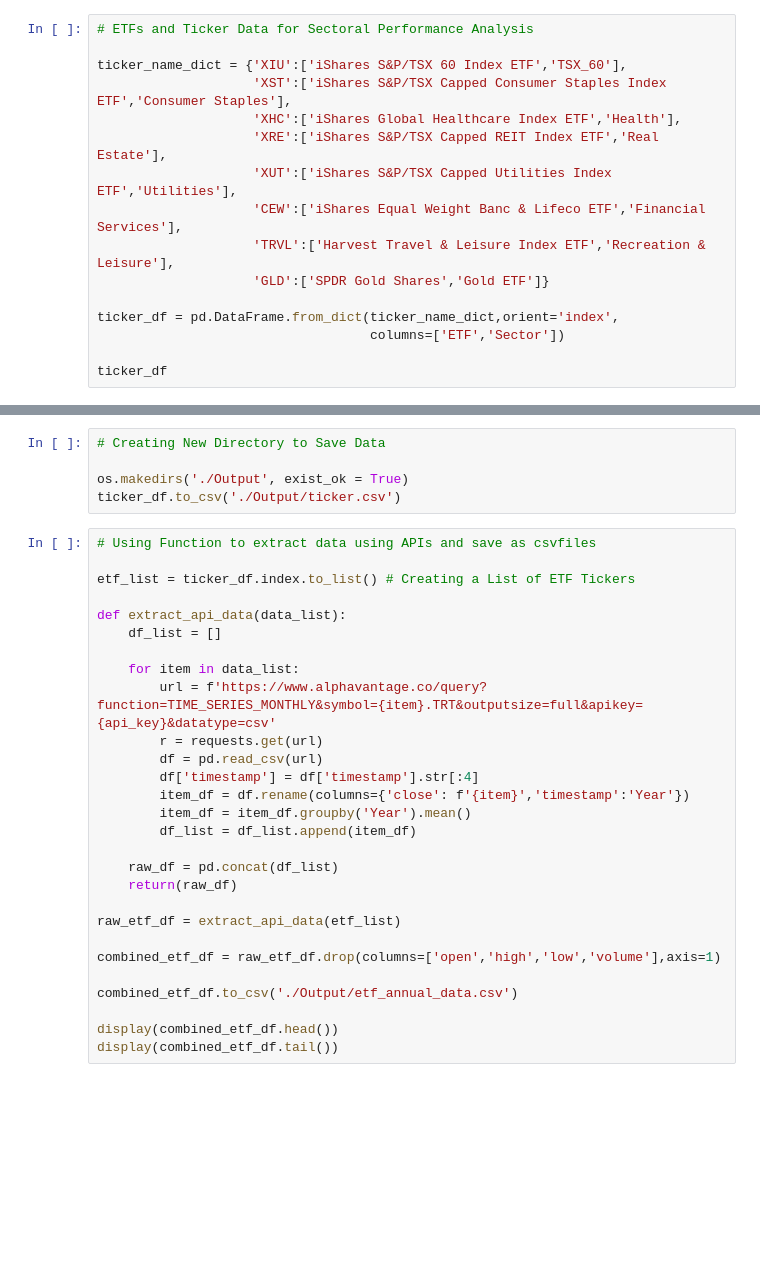
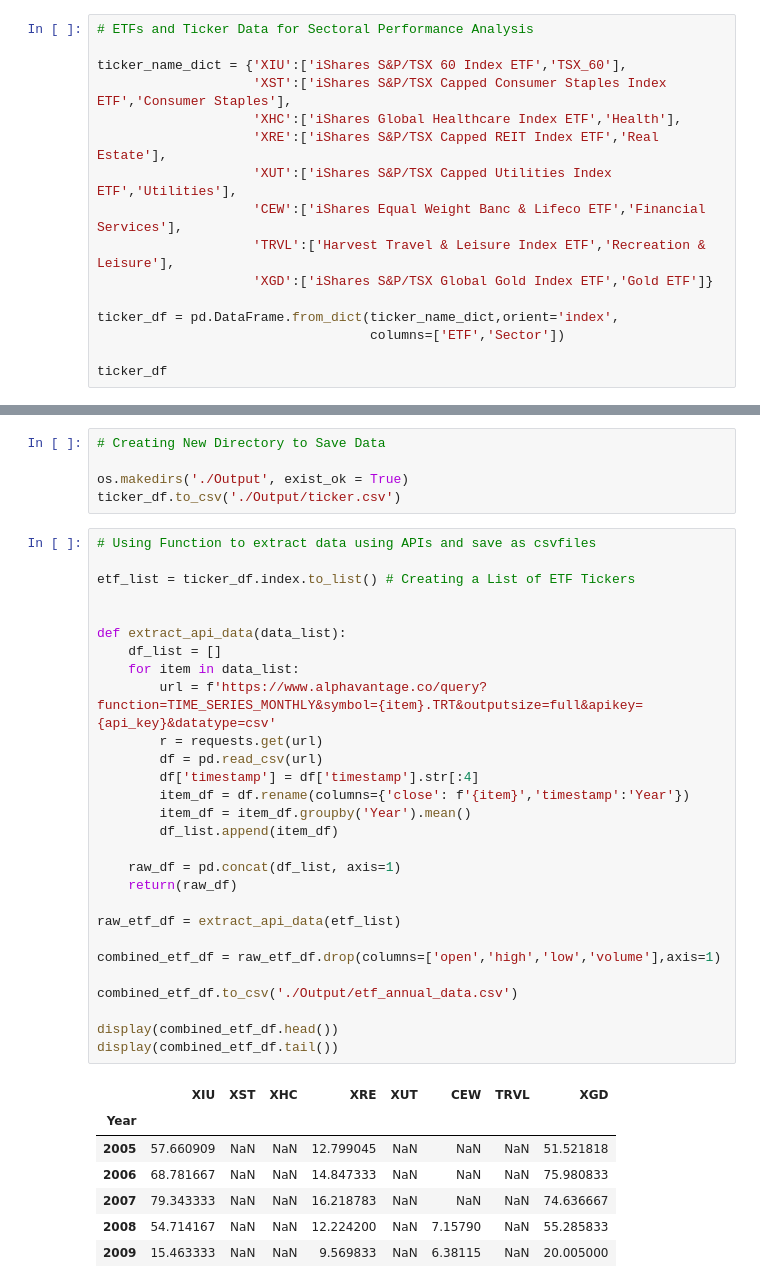
Before and after one commit to Sahib0096/Project-1-Group-3-, a Jupyter notebook: ETF_Analysis.ipynb, the cells around one changed output, grey strips where cells are left out. Saved outputs shown, nothing was run; the diff lists cells and outputs as text; blank space fills up the shorter version.

```diff
--- a/ETF_Analysis.ipynb
+++ b/ETF_Analysis.ipynb
@@ -25,7 +25,7 @@ ticker_name_dict = {'XIU':['iShares S&P/TSX 60 Index ETF','TSX_60'],
                     'XUT':['iShares S&P/TSX Capped Utilities Index ETF','Utilities'],
                     'CEW':['iShares Equal Weight Banc & Lifeco ETF','Financial Services'],
                     'TRVL':['Harvest Travel & Leisure Index ETF','Recreation & Leisure'],
-                    'GLD':['SPDR Gold Shares','Gold ETF']}
+                    'XGD':['iShares S&P/TSX Global Gold Index ETF','Gold ETF']}
 
 ticker_df = pd.DataFrame.from_dict(ticker_name_dict,orient='index',
                                    columns=['ETF','Sector'])
@@ -39,28 +49,36 @@ ticker_df.to_csv('./Output/ticker.csv')
 # %%
 # Using Function to extract data using APIs and save as csvfiles
 
 etf_list = ticker_df.index.to_list() # Creating a List of ETF Tickers
 
+
 def extract_api_data(data_list):
     df_list = []
-
     for item in data_list:
         url = f'https://www.alphavantage.co/query?function=TIME_SERIES_MONTHLY&symbol={item}.TRT&outputsize=full&apikey={api_key}&datatype=csv'
         r = requests.get(url)
         df = pd.read_csv(url)
         df['timestamp'] = df['timestamp'].str[:4]
         item_df = df.rename(columns={'close': f'{item}','timestamp':'Year'})
         item_df = item_df.groupby('Year').mean()
-        df_list = df_list.append(item_df)
+        df_list.append(item_df)
 
-    raw_df = pd.concat(df_list)
+    raw_df = pd.concat(df_list, axis=1)
     return(raw_df)
 
 raw_etf_df = extract_api_data(etf_list)
 
 combined_etf_df = raw_etf_df.drop(columns=['open','high','low','volume'],axis=1)
 
 combined_etf_df.to_csv('./Output/etf_annual_data.csv')
 
 display(combined_etf_df.head())
 display(combined_etf_df.tail())
+# %% [output]
+|  | XIU | XST | XHC | XRE | XUT | CEW | TRVL | XGD |
+| Year |  |  |  |  |  |  |  |  |
+| 2005 | 57.660909 | NaN | NaN | 12.799045 | NaN | NaN | NaN | 51.521818 |
+| 2006 | 68.781667 | NaN | NaN | 14.847333 | NaN | NaN | NaN | 75.980833 |
+| 2007 | 79.343333 | NaN | NaN | 16.218783 | NaN | NaN | NaN | 74.636667 |
+| 2008 | 54.714167 | NaN | NaN | 12.224200 | NaN | 7.15790 | NaN | 55.285833 |
+| 2009 | 15.463333 | NaN | NaN | 9.569833 | NaN | 6.38115 | NaN | 20.005000 |
```
Also changed, not shown: parts of 3 cells of this notebook, 5 other files.
